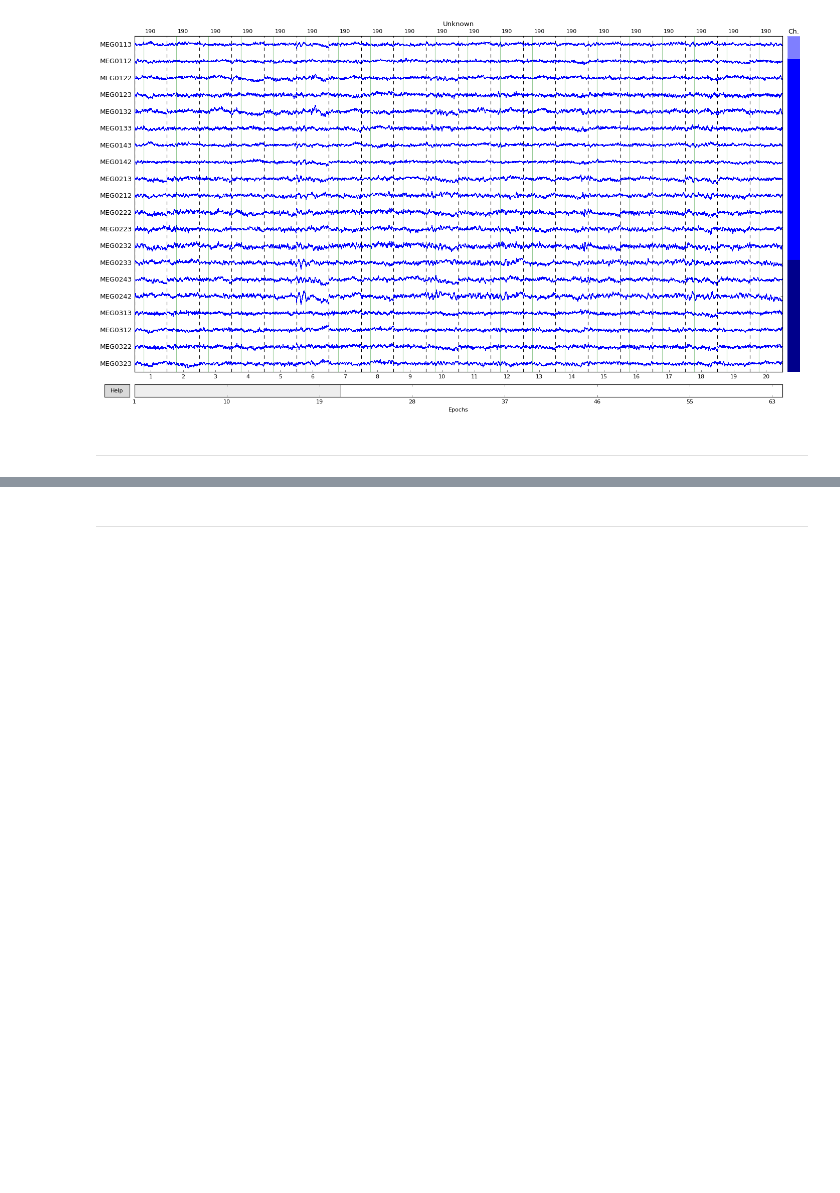
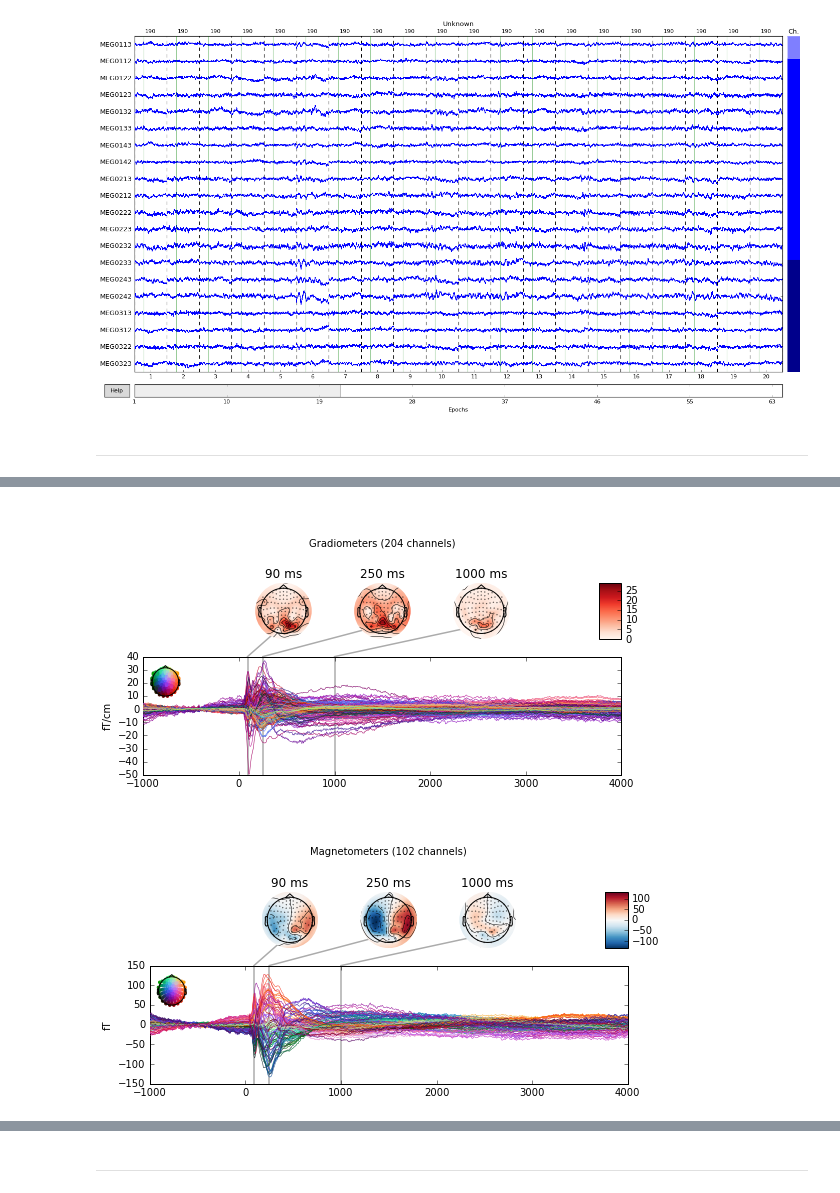
Before and after one commit to kaihwang/Clock, a Jupyter notebook: Plots.ipynb, the cells around one changed output, grey strips where cells are left out. Drawn from its saved outputs; the diff is of its cells as text; code cells hidden in the pictures; blank space fills up the shorter version.

Commit message:
add group ave evoked response.

```diff
--- a/Plots.ipynb
+++ b/Plots.ipynb
@@ -79,0 +81,7 @@ evoked_clock.plot();
+# %%
+## load average evoke response. Plot
+clock_evoke = mne.read_evokeds('Data/group_clock_evoke.fif');
+# trials TFR time locked to response onset
+RT_evoke = mne.read_evokeds('Data/group_RT_evoke.fif');
+# trials TFR time locked to feedback onset
+feedback_evoke = mne.read_evokeds('Data/group_feedback_evoke.fif');
@@ -79,0 +119,5 @@ evoked_clock.plot();
+# %%
+clock_evoke[0].plot_joint(times=[0.09, 0.25, 1]);
+# %% [output]
+[figure, added]
+[figure, added]
```
Also changed, not shown: parts of 15 cells of this notebook, 1 other file.
